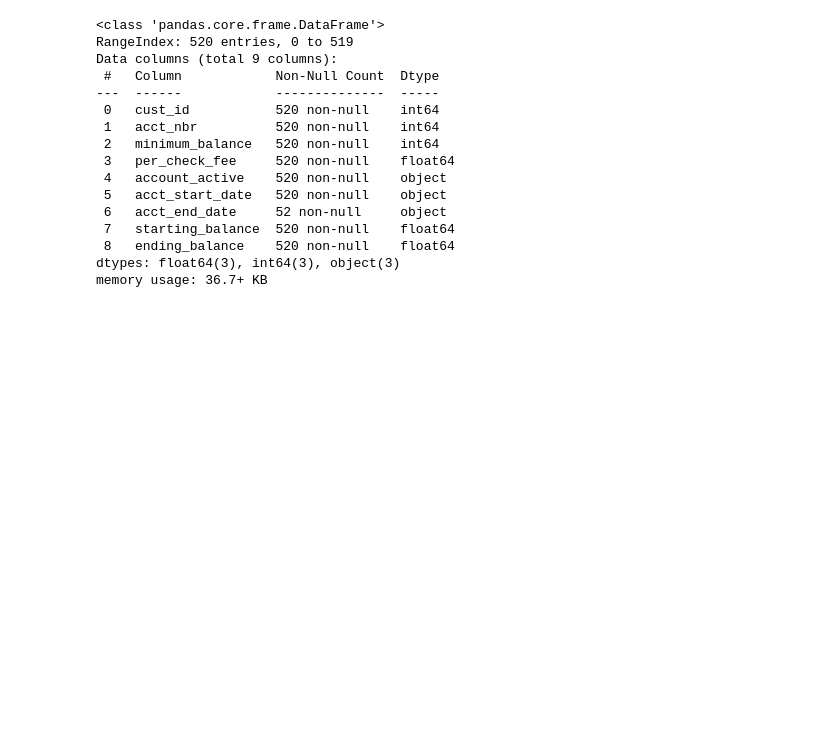
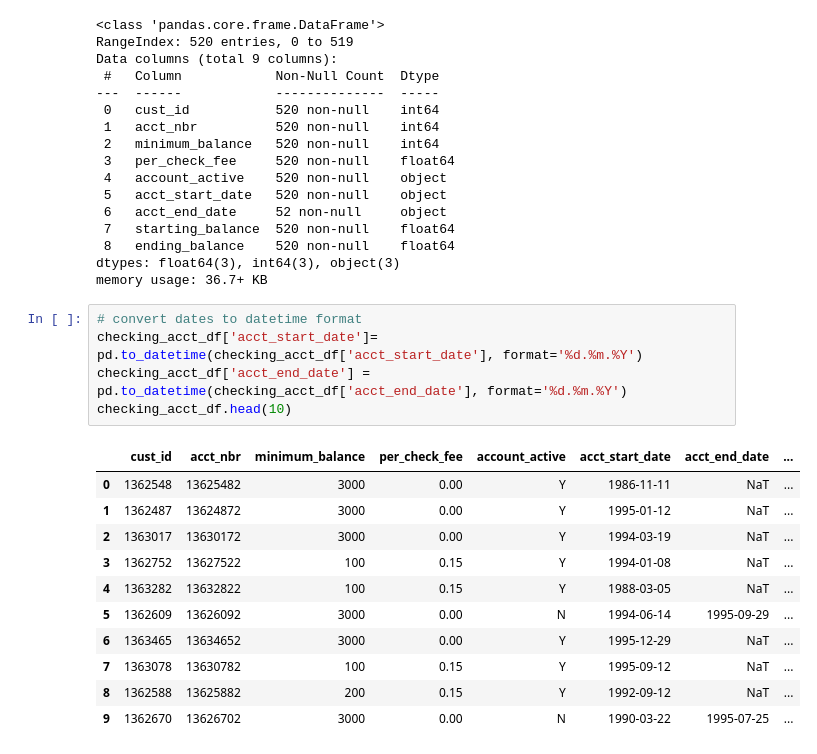
Before and after one commit to btmarsh6/mini-project-III, a Jupyter notebook: Ben_notebook.ipynb, the cells around one changed output. Cells and saved outputs as stored; diff of their text form; blank space fills up the shorter version.

```diff
--- a/Ben_notebook.ipynb
+++ b/Ben_notebook.ipynb
@@ -192,3 +196,20 @@ Data columns (total 9 columns):
  8   ending_balance    520 non-null    float64
 dtypes: float64(3), int64(3), object(3)
 memory usage: 36.7+ KB
+# %%
+# convert dates to datetime format
+checking_acct_df['acct_start_date']= pd.to_datetime(checking_acct_df['acct_start_date'], format='%d.%m.%Y')
+checking_acct_df['acct_end_date'] = pd.to_datetime(checking_acct_df['acct_end_date'], format='%d.%m.%Y')
+checking_acct_df.head(10)
+# %% [output]
+|  | cust_id | acct_nbr | minimum_balance | per_check_fee | account_active | acct_start_date | acct_end_date | ... |
+| 0 | 1362548 | 13625482 | 3000 | 0.00 | Y | 1986-11-11 | NaT | ... |
+| 1 | 1362487 | 13624872 | 3000 | 0.00 | Y | 1995-01-12 | NaT | ... |
+| 2 | 1363017 | 13630172 | 3000 | 0.00 | Y | 1994-03-19 | NaT | ... |
+| 3 | 1362752 | 13627522 | 100 | 0.15 | Y | 1994-01-08 | NaT | ... |
+| 4 | 1363282 | 13632822 | 100 | 0.15 | Y | 1988-03-05 | NaT | ... |
+| 5 | 1362609 | 13626092 | 3000 | 0.00 | N | 1994-06-14 | 1995-09-29 | ... |
+| 6 | 1363465 | 13634652 | 3000 | 0.00 | Y | 1995-12-29 | NaT | ... |
+| 7 | 1363078 | 13630782 | 100 | 0.15 | Y | 1995-09-12 | NaT | ... |
+| 8 | 1362588 | 13625882 | 200 | 0.15 | Y | 1992-09-12 | NaT | ... |
+| 9 | 1362670 | 13626702 | 3000 | 0.00 | N | 1990-03-22 | 1995-07-25 | ... |
```
Also changed, not shown: parts of 14 cells of this notebook, 2 other files.
